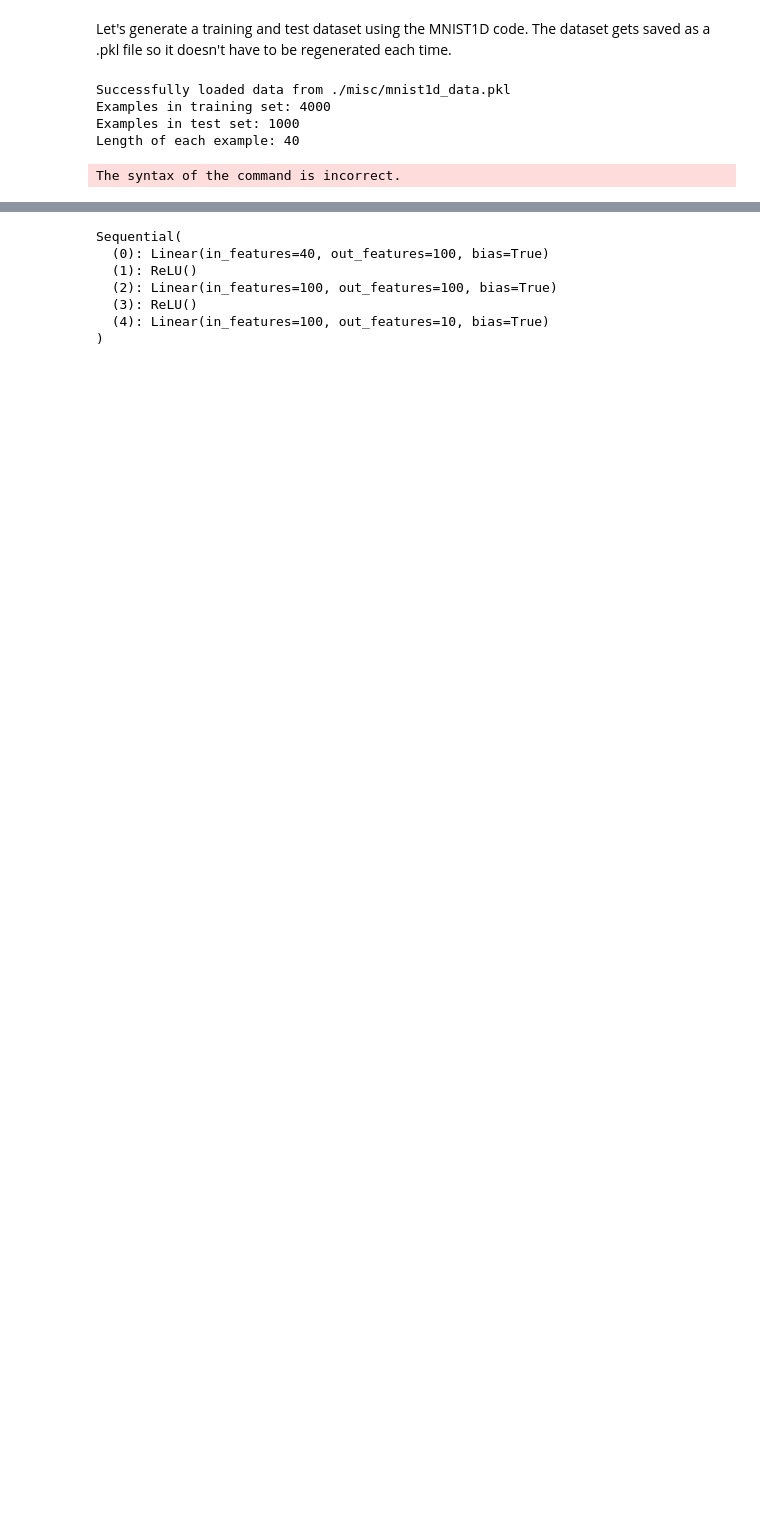
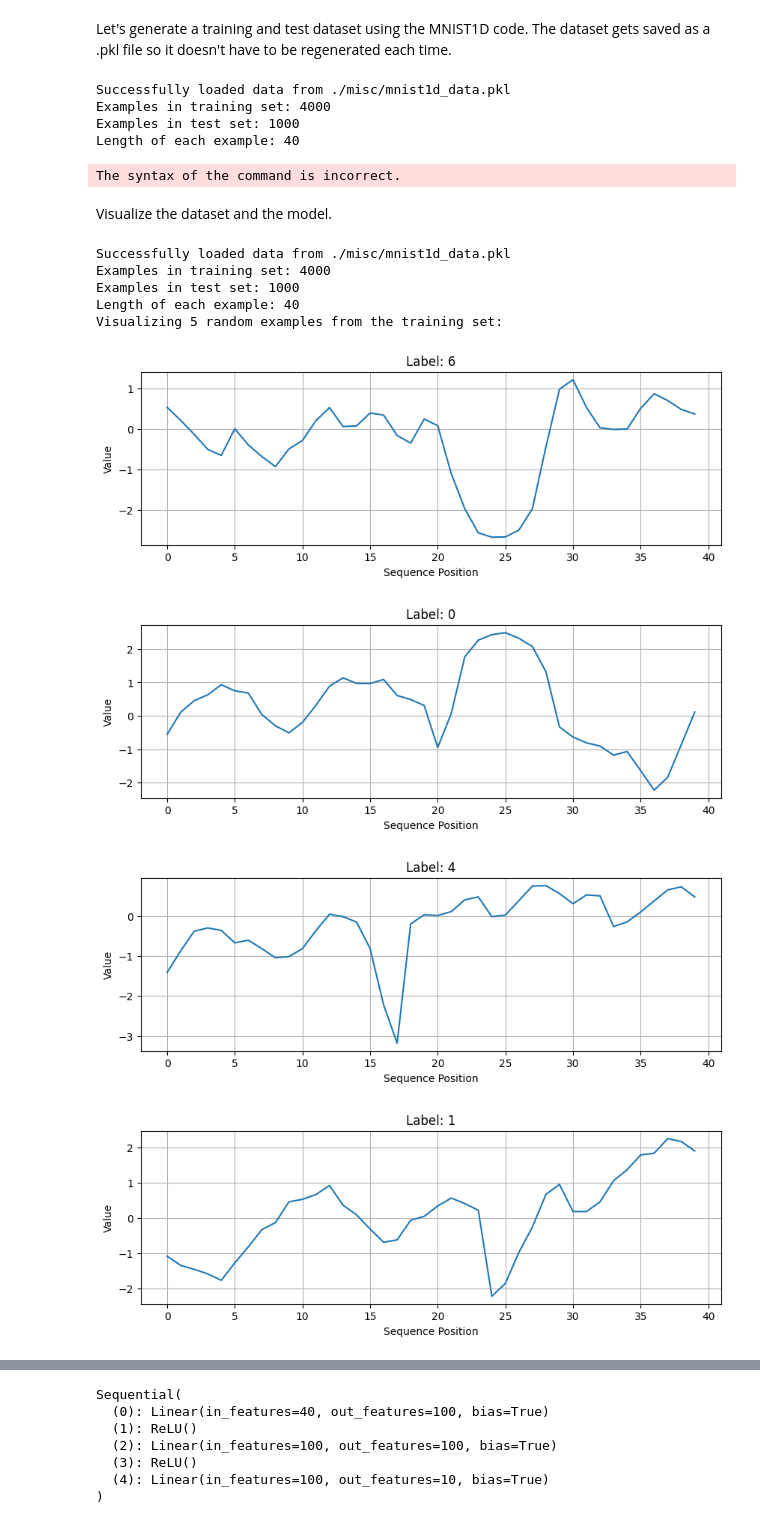
Before and after one commit to muddlebee/udlbook, a Jupyter notebook: Notebooks/Chap08/8_1_MNIST_1D_Performance.ipynb, the cells around one changed output, grey strips where cells are left out. Drawn from its saved outputs; the diff is of its cells as text; code cells hidden in the pictures; blank space fills up the shorter version.

```diff
--- a/Notebooks/Chap08/8_1_MNIST_1D_Performance.ipynb
+++ b/Notebooks/Chap08/8_1_MNIST_1D_Performance.ipynb
@@ -59,3 +61,83 @@ Examples in training set: 4000
 Examples in test set: 1000
 Length of each example: 40
 The syntax of the command is incorrect.
+# %% [markdown]
+Visualize the dataset and the model.
+# %%
+import mnist1d
+import numpy as np
+import matplotlib.pyplot as plt
+
+# Create directory for sample data (you've already done this)
+# !mkdir ./sample_data
+
+# Load the dataset
+args = mnist1d.data.get_dataset_args()
+data = mnist1d.data.get_dataset(args, path='./misc/mnist1d_data.pkl', download=False, regenerate=False)
+
+# Print dataset information
+print("Examples in training set: {}".format(len(data['y'])))
+print("Examples in test set: {}".format(len(data['y_test'])))
+print("Length of each example: {}".format(data['x'].shape[-1]))
+
+# Function to visualize a single example
+def visualize_example(x, y, index):
+    plt.figure(figsize=(10, 3))
+    plt.plot(x[index])
+    plt.title(f"Label: {y[index]}")
+    plt.xlabel("Sequence Position")
+    plt.ylabel("Value")
+    plt.grid(True)
+    plt.show()
+
+# Visualize a few examples from the training set
+print("Visualizing 5 random examples from the training set:")
+for i in np.random.choice(len(data['y']), 5, replace=False):
+    visualize_example(data['x'], data['y'], i)
+
+# Visualize average sequences for each digit
+plt.figure(figsize=(12, 8))
+for digit in range(10):
+    digit_sequences = data['x'][data['y'] == digit]
+    avg_sequence = np.mean(digit_sequences, axis=0)
+    plt.plot(avg_sequence, label=f"Digit {digit}")
+
+plt.title("Average Sequences for Each Digit")
+plt.xlabel("Sequence Position")
+plt.ylabel("Average Value")
+plt.legend()
+plt.grid(True)
+plt.show()
+
+# Visualize distribution of digits in training and test sets
+def plot_digit_distribution(y, title):
+    unique, counts = np.unique(y, return_counts=True)
+    plt.figure(figsize=(10, 5))
+    plt.bar(unique, counts)
+    plt.title(title)
+    plt.xlabel("Digit")
+    plt.ylabel("Count")
+    plt.xticks(unique)
+    plt.show()
+
+plot_digit_distribution(data['y'], "Distribution of Digits in Training Set")
+plot_digit_distribution(data['y_test'], "Distribution of Digits in Test Set")
+
+# Visualize heatmap of all training examples
+plt.figure(figsize=(12, 8))
+plt.imshow(data['x'], aspect='auto', cmap='viridis')
+plt.title("Heatmap of All Training Examples")
+plt.xlabel("Sequence Position")
+plt.ylabel("Example Index")
+plt.colorbar(label="Value")
+plt.show()
+# %% [output]
+Successfully loaded data from ./misc/mnist1d_data.pkl
+Examples in training set: 4000
+Examples in test set: 1000
+Length of each example: 40
+Visualizing 5 random examples from the training set:
+[figure, added]
+[figure, added]
+[figure, added]
+[figure, added]
```
Also changed, not shown: parts of 6 cells of this notebook, 4 other files.
